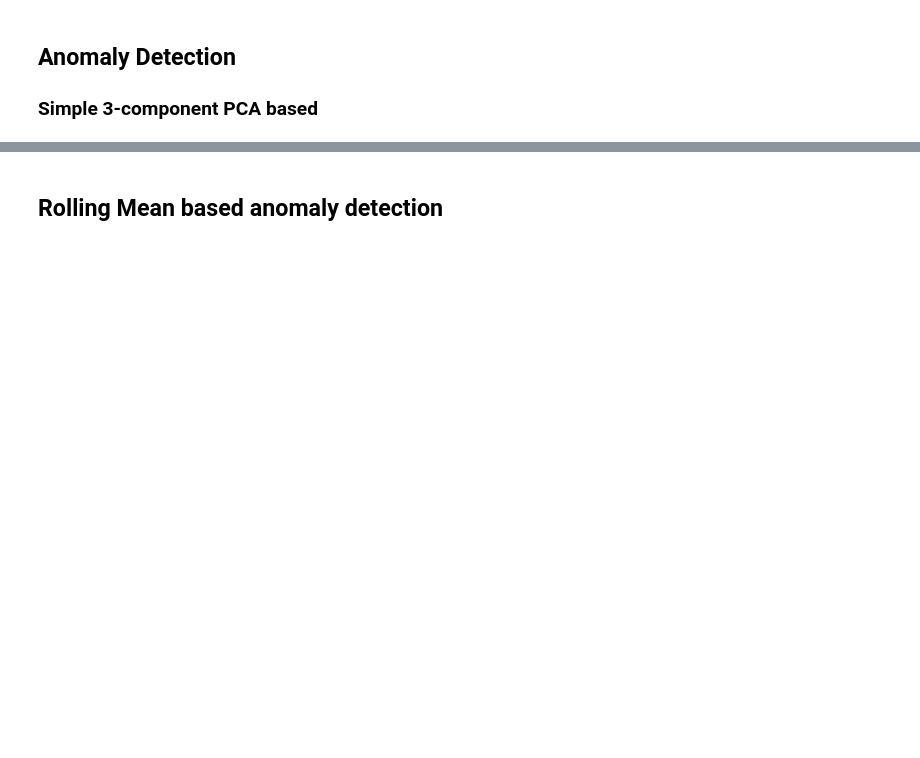
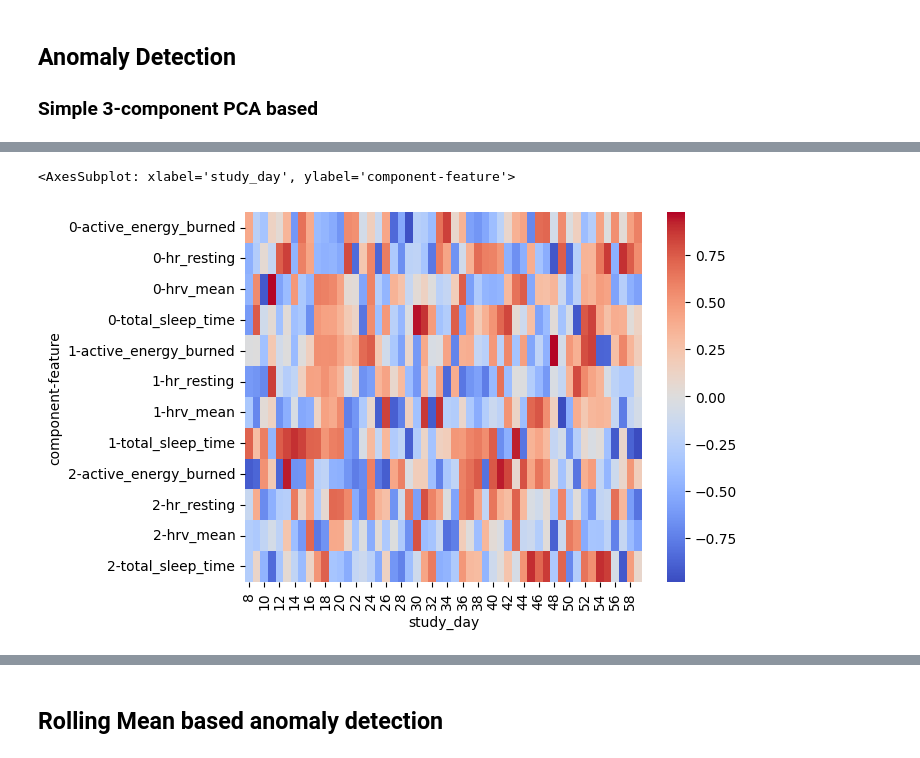
Before and after one commit to akre96/mhealth_anomaly_detection, a Jupyter notebook: notebooks/illustrated_example.ipynb, the cells around one changed output, grey strips where cells are left out. Cells and saved outputs as stored; diff of their text form; code cells hidden in the pictures; blank space fills up the shorter version.

```diff
--- a/notebooks/illustrated_example.ipynb
+++ b/notebooks/illustrated_example.ipynb
@@ -97,0 +99,25 @@ plots.overlay_reconstruction_error(
+# %%
+import numpy as np
+import seaborn as sns
+
+c = anomalyDetector.components
+feature_map = {
+    i: f for i, f in enumerate(features)
+}
+indices = np.array(list(np.ndindex(c.shape)))
+
+df = pd.DataFrame({
+    'study_day': indices[:, 0],
+    'component': indices[:, 1],
+    'feature': indices[:, 2],
+    'weight': c.flatten()
+})
+df['feature'] = df.feature.map(feature_map)
+sns.heatmap(df.pivot_table(
+    index=['component', 'feature'],
+    columns='study_day',
+    values='weight'
+),cmap='coolwarm', center=0)
+# %% [output]
+<AxesSubplot: xlabel='study_day', ylabel='component-feature'>
+[figure, added]
```
Also changed, not shown: parts of 6 cells of this notebook, 5 other files.
